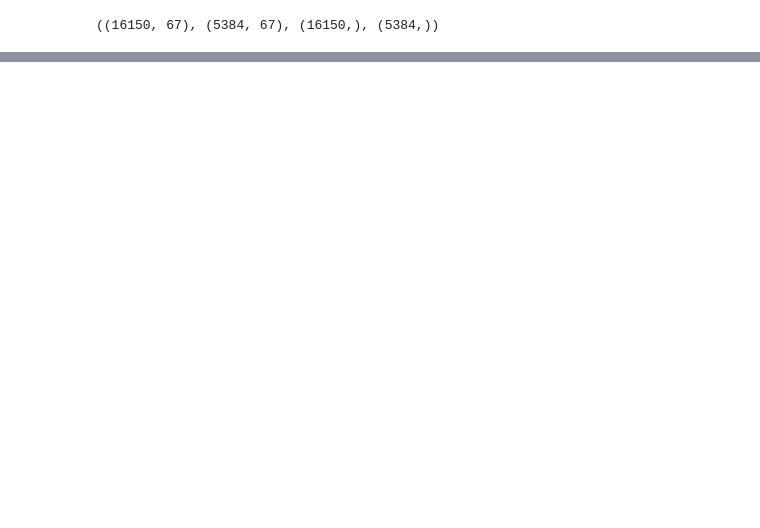
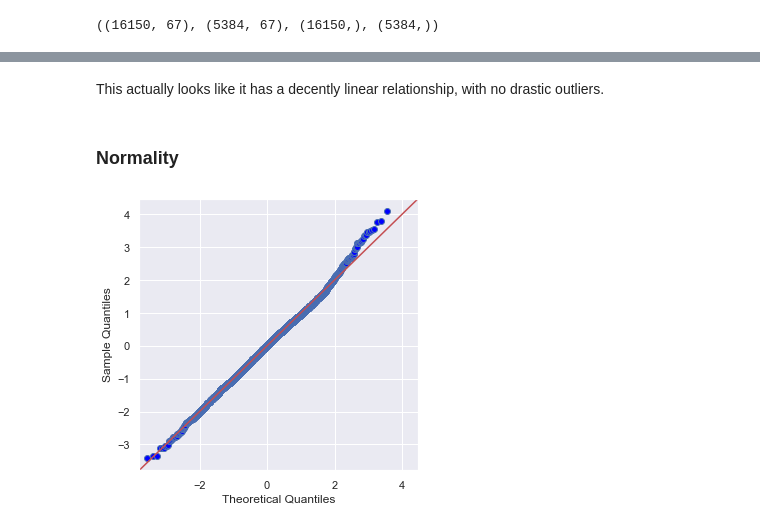
Before and after one commit to shadel96/King_County_Regression_Analysis, a Jupyter notebook: kc_data_modeling.ipynb, the cells around one changed output, grey strips where cells are left out. Drawn from its saved outputs; the diff is of its cells as text; code cells hidden in the pictures; blank space fills up the shorter version.

```diff
--- a/kc_data_modeling.ipynb
+++ b/kc_data_modeling.ipynb
@@ -172,0 +376,9 @@ waterfront_YES: True
+# %% [markdown]
+This actually looks like it has a decently linear relationship, with no drastic outliers.
+# %% [markdown]
+### Normality
+# %%
+residuals = (y_test - preds)
+sm.graphics.qqplot(residuals, dist=stats.norm, line='45', fit=True);
+# %% [output]
+[figure, added]
```
Also changed, not shown: parts of 35 cells of this notebook, 1 other file.
